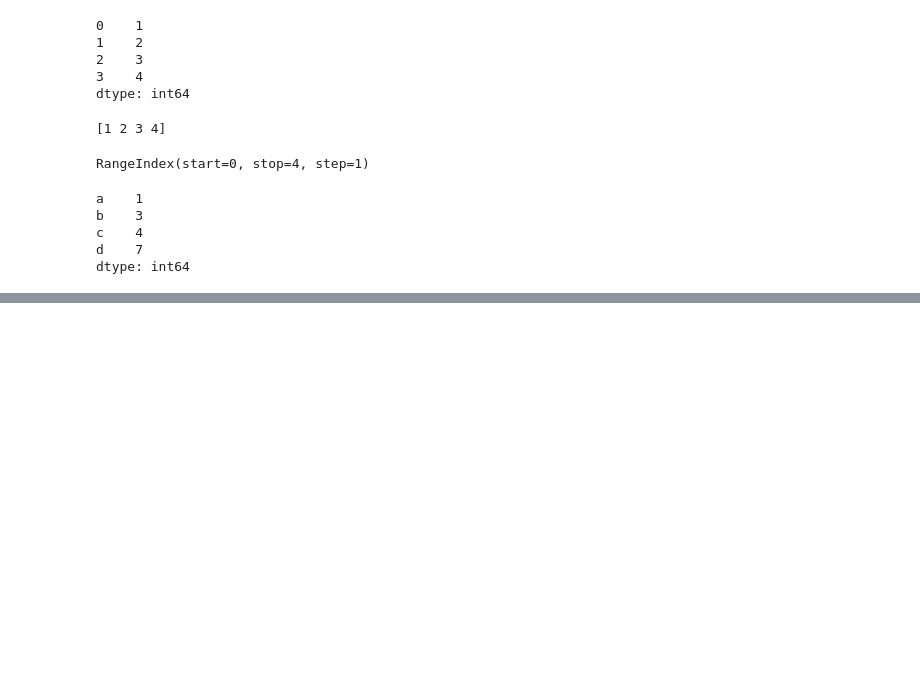
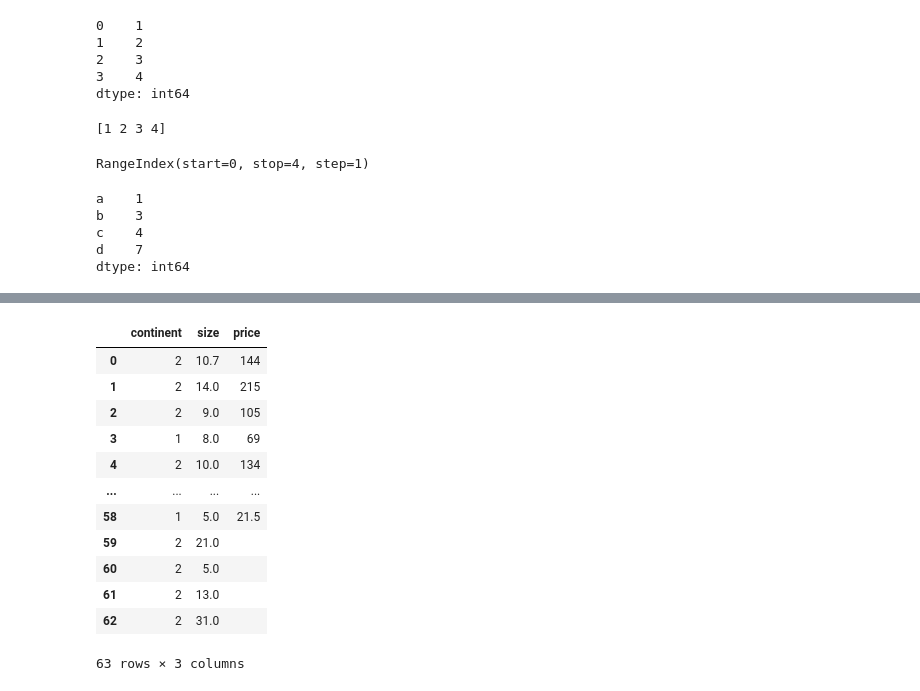
Before and after one commit to holdenkim/BBGS_2nd, a Jupyter notebook: BBGS_2_part1.ipynb, the cells around one changed output, grey strips where cells are left out. Cells and saved outputs as stored; diff of their text form; code cells hidden in the pictures; blank space fills up the shorter version.

```diff
--- a/BBGS_2_part1.ipynb
+++ b/BBGS_2_part1.ipynb
@@ -270,0 +379,16 @@ dtype: int64
+# %%
+df[df.columns[[0,2,4]]]
+# %% [output]
+|  | continent | size | price |
+| 0 | 2 | 10.7 | 144 |
+| 1 | 2 | 14.0 | 215 |
+| 2 | 2 | 9.0 | 105 |
+| 3 | 1 | 8.0 | 69 |
+| 4 | 2 | 10.0 | 134 |
+| ... | ... | ... | ... |
+| 58 | 1 | 5.0 | 21.5 |
+| 59 | 2 | 21.0 |  |
+| 60 | 2 | 5.0 |  |
+| 61 | 2 | 13.0 |  |
+| 62 | 2 | 31.0 |  |
+63 rows × 3 columns
```
Also changed, not shown: parts of 41 cells of this notebook.
